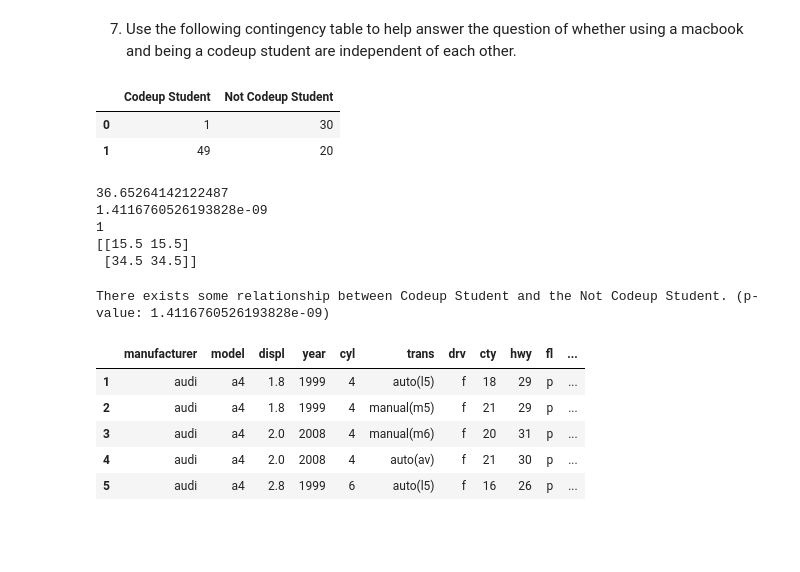
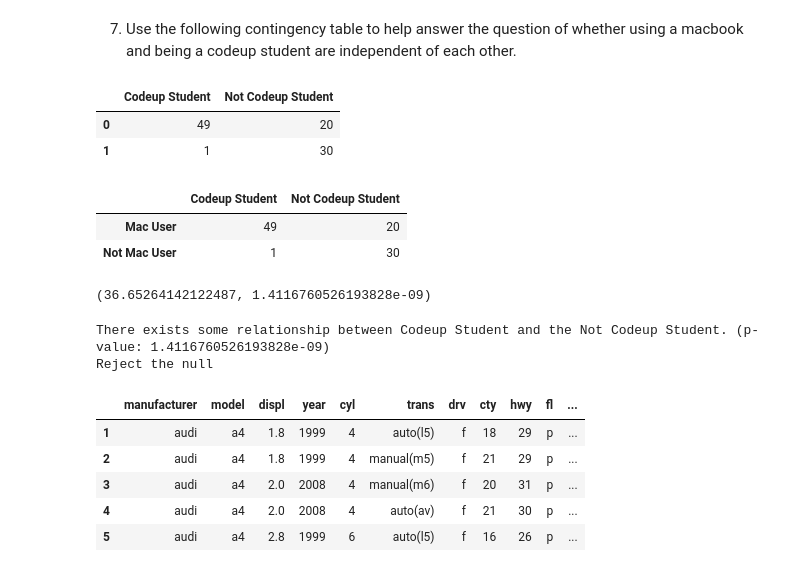
Before and after one commit to ihcrane/statistics-exercises, a Jupyter notebook: hypothesis_testing.ipynb, the cells around one changed output. Saved outputs shown, nothing was run; the diff lists cells and outputs as text; code cells hidden in the pictures; blank space fills up the shorter version.

```diff
--- a/hypothesis_testing.ipynb
+++ b/hypothesis_testing.ipynb
@@ -965,10 +965,16 @@ def eval_results(p, alpha, group1, group2):
     else:
         print(f'There is not a significant relationship between {group1} and {group2}. (p-value: {p})')
 # %%
-data = {'Codeup Student': [1, 49], 'Not Codeup Student': [30, 20]}
-students = pd.DataFrame(data)
+students = pd.DataFrame({'Codeup Student': [49, 1], 'Not Codeup Student': [20, 30]})
 students
 # %% [output]
 |  | Codeup Student | Not Codeup Student |
-| 0 | 1 | 30 |
-| 1 | 49 | 20 |
+| 0 | 49 | 20 |
+| 1 | 1 | 30 |
+# %%
+students.index = ['Mac User', 'Not Mac User']
+students
+# %% [output]
+|  | Codeup Student | Not Codeup Student |
+| Mac User | 49 | 20 |
+| Not Mac User | 1 | 30 |
@@ -975,20 +984,19 @@ students
 # %%
 chi2, p, degf, expected = stats.chi2_contingency(students)
 # %%
-print(chi2)
-print(p)
-print(degf)
-print(expected)
+chi2, p
 # %% [output]
-36.65264142122487
-1.4116760526193828e-09
-1
-[[15.5 15.5]
- [34.5 34.5]]
+(36.65264142122487, 1.4116760526193828e-09)
 # %%
 eval_results(p, alpha, group1='Codeup Student', group2='Not Codeup Student')
+
+if p < alpha:
+    print('Reject the null')
+else:
+    print('Fail to reject the null')
 # %% [output]
 There exists some relationship between Codeup Student and the Not Codeup Student. (p-value: 1.4116760526193828e-09)
+Reject the null
 # %%
 mpg = data('mpg')
 mpg = pd.DataFrame(mpg)
```
Also changed, not shown: parts of 20 cells of this notebook, 1 other file.
